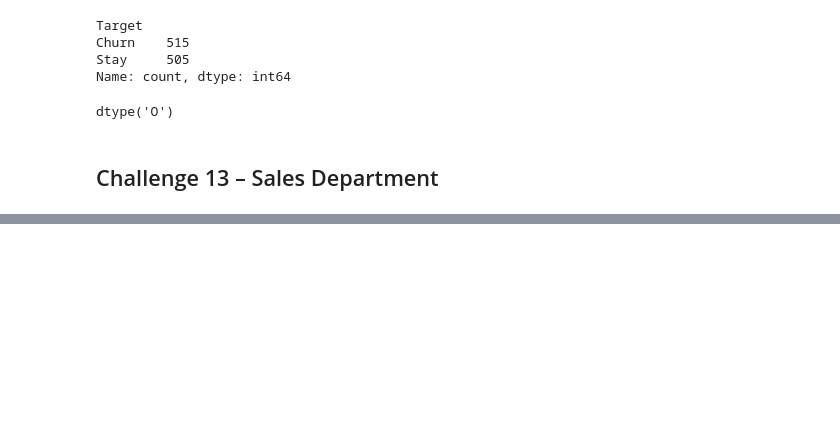
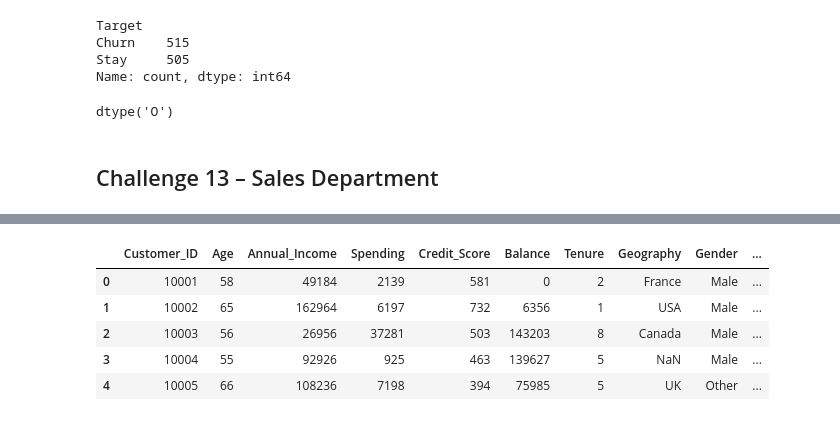
Before and after one commit to yashdeore24/Python_daily_task, a Jupyter notebook: Task_on_pandas_challenges.ipynb, the cells around one changed output, grey strips where cells are left out. Cells and saved outputs as stored; diff of their text form; code cells hidden in the pictures; blank space fills up the shorter version.

```diff
--- a/Task_on_pandas_challenges.ipynb
+++ b/Task_on_pandas_challenges.ipynb
@@ -817,0 +1413,10 @@ df13.sample(20)
+# %%
+# display
+df20.head()
+# %% [output]
+|  | Customer_ID | Age | Annual_Income | Spending | Credit_Score | Balance | Tenure | Geography | Gender | ... |
+| 0 | 10001 | 58 | 49184 | 2139 | 581 | 0 | 2 | France | Male | ... |
+| 1 | 10002 | 65 | 162964 | 6197 | 732 | 6356 | 1 | USA | Male | ... |
+| 2 | 10003 | 56 | 26956 | 37281 | 503 | 143203 | 8 | Canada | Male | ... |
+| 3 | 10004 | 55 | 92926 | 925 | 463 | 139627 | 5 | NaN | Male | ... |
+| 4 | 10005 | 66 | 108236 | 7198 | 394 | 75985 | 5 | UK | Other | ... |
```
Also changed, not shown: parts of 71 cells of this notebook.
